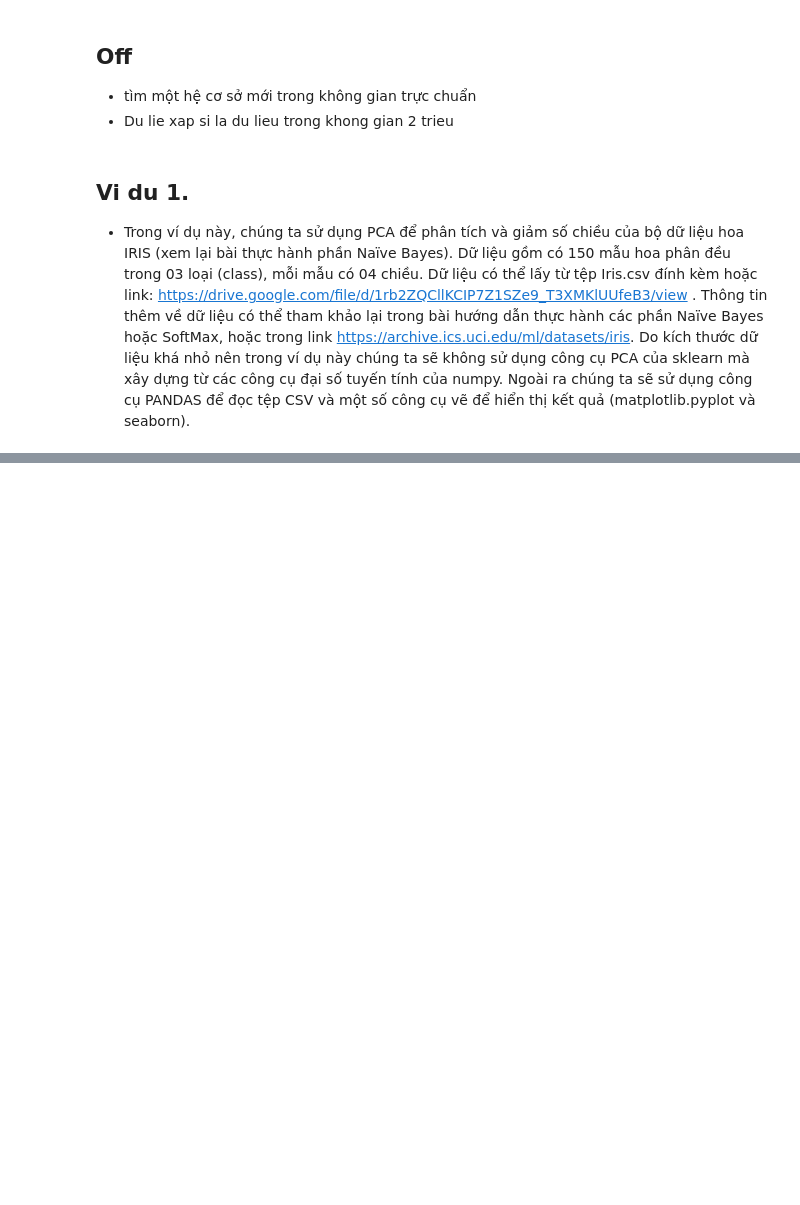
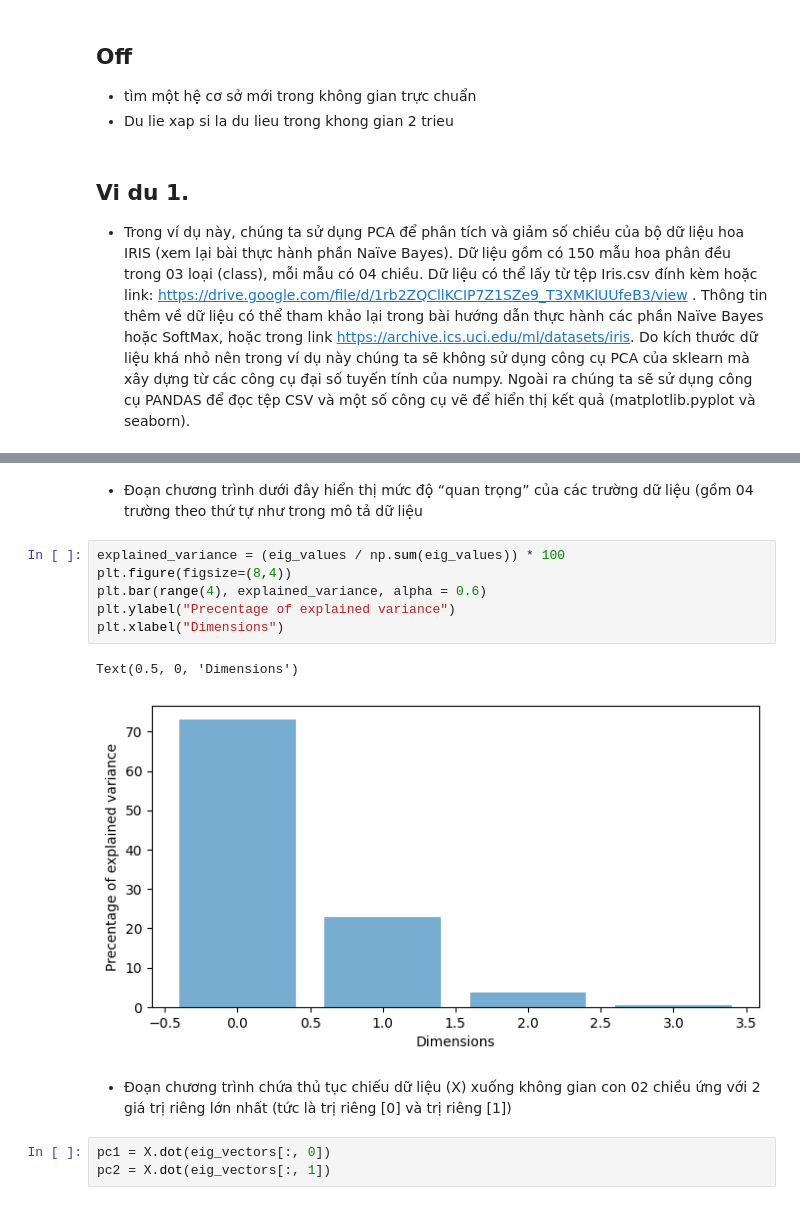
Before and after one commit to vutiendat2302/hocky-2-nam-3-toantin-, a Jupyter notebook: machine_learning/exercise/ex5/23000111_VuTienDat_Principle_Components_Analysis.ipynb, the cells around one changed output, grey strips where cells are left out. Saved outputs shown, nothing was run; the diff lists cells and outputs as text; blank space fills up the shorter version.

```diff
--- a/machine_learning/exercise/ex5/23000111_VuTienDat_Principle_Components_Analysis.ipynb
+++ b/machine_learning/exercise/ex5/23000111_VuTienDat_Principle_Components_Analysis.ipynb
@@ -24,0 +81,18 @@ df = pd.read_csv("iris")
+# %% [markdown]
+- Đoạn chương trình dưới đây hiển thị mức độ “quan trọng” của các trường dữ liệu (gồm 04 trường theo
+thứ tự như trong mô tả dữ liệu
+# %%
+explained_variance = (eig_values / np.sum(eig_values)) * 100
+plt.figure(figsize=(8,4))
+plt.bar(range(4), explained_variance, alpha = 0.6)
+plt.ylabel("Precentage of explained variance")
+plt.xlabel("Dimensions")
+# %% [output]
+Text(0.5, 0, 'Dimensions')
+[figure, added]
+# %% [markdown]
+- Đoạn chương trình chứa thủ tục chiếu dữ liệu (X) xuống không gian con 02 chiều ứng với 2 giá trị riêng
+lớn nhất (tức là trị riêng [0] và trị riêng [1])
+# %%
+pc1 = X.dot(eig_vectors[:, 0])
+pc2 = X.dot(eig_vectors[:, 1])
```
Also changed, not shown: parts of 9 cells of this notebook, 30 other files.
